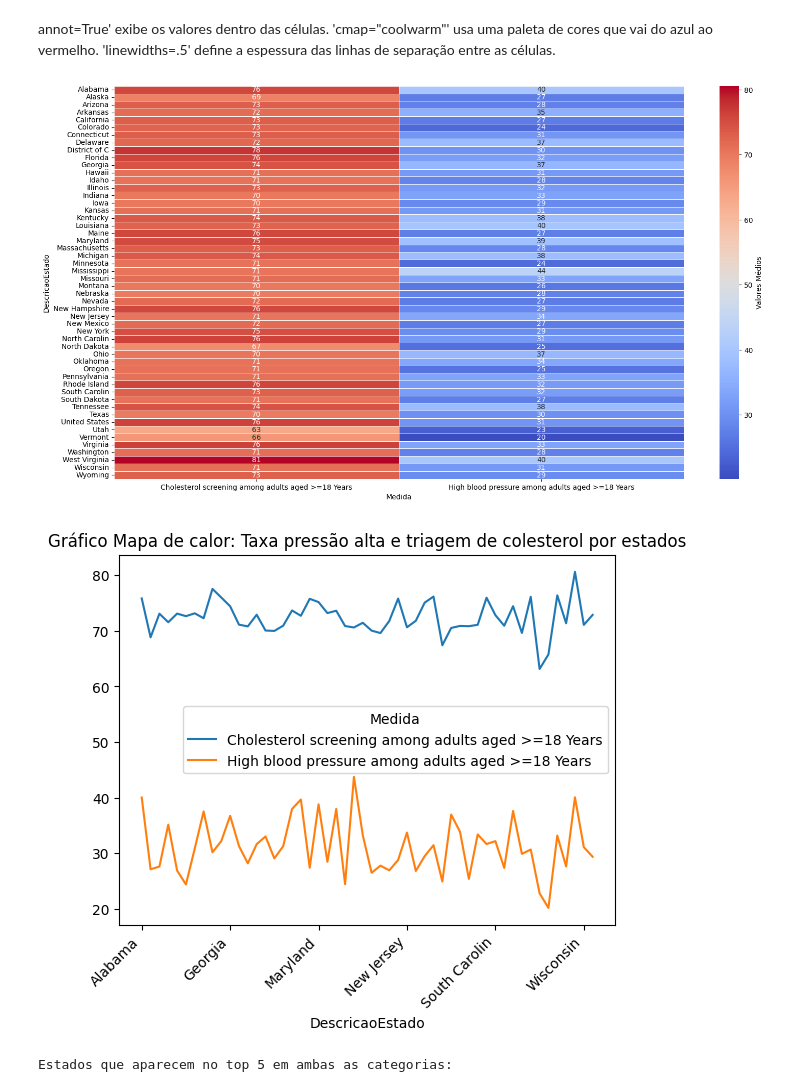
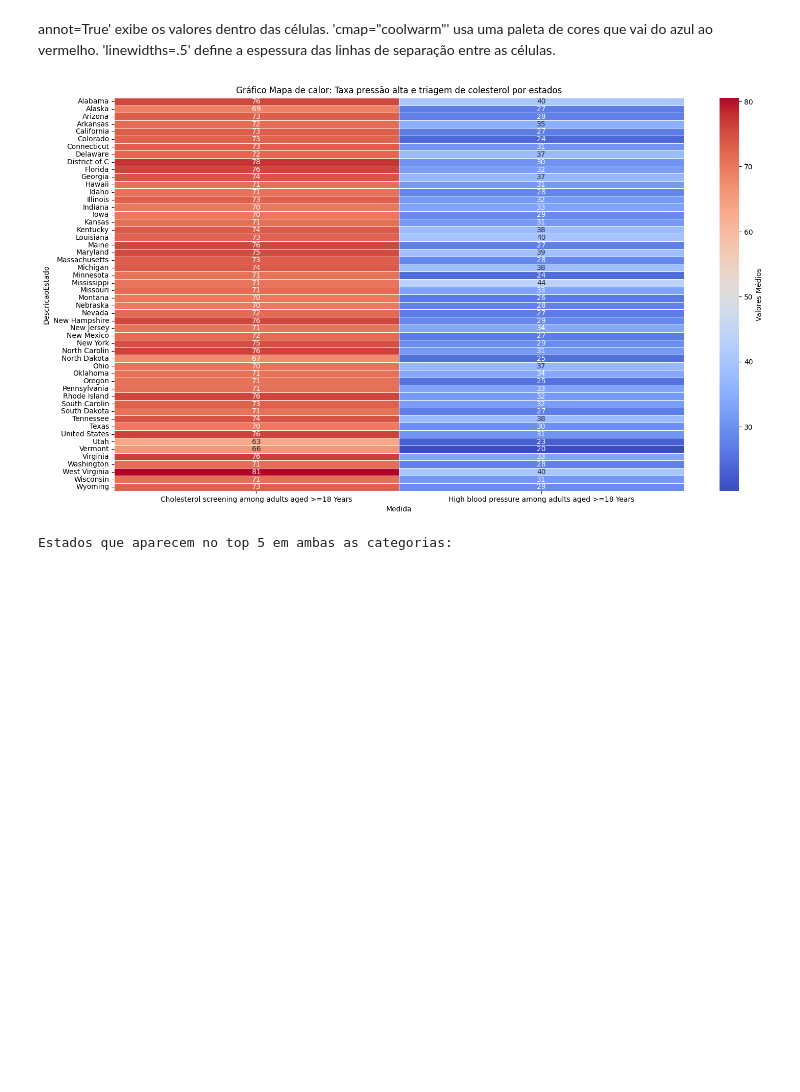
Before and after one commit to Lyanan85/In-GameSeries, a Jupyter notebook: projeot1.ipynb, the cells around one changed output. Cells and saved outputs as stored; diff of their text form; code cells hidden in the pictures; blank space fills up the shorter version.

```diff
--- a/projeot1.ipynb
+++ b/projeot1.ipynb
@@ -523,16 +523,15 @@ plt.show()
 # %%
 plt.figure(figsize=(18,10))
 sns.heatmap(FiltroEstados, annot= True, cmap= "coolwarm", linewidths=.5, cbar_kws={'label': 'Valores Médios'})  # Rótulo da barra de cores
 
-GraficoMapaDecalorPorEstados=FiltroEstados.plot()
+
 plt.title("Gráfico Mapa de calor: Taxa pressão alta e triagem de colesterol por estados")
-plt.xticks(rotation=45, ha="right", fontsize=10)
+plt.xticks(rotation=360)
 
 
 plt.show()
 # %% [output]
-[figure, old version]
+[figure, new version]
-[figure, removed]
 # %%
 
 TOP = FiltroEstados[FiltroEstados.index.isin(top5_colesterol.index) & FiltroEstados.index.isin(top5_pressao.index)]
```
Also changed, not shown: parts of 1 cell of this notebook.
